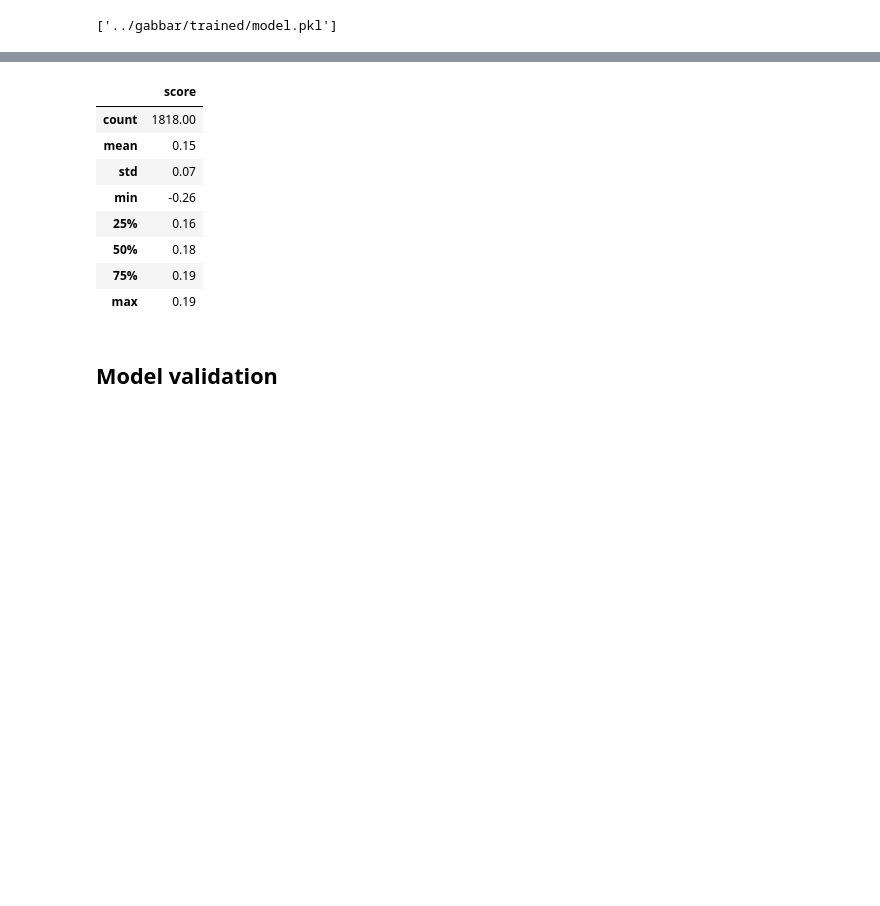
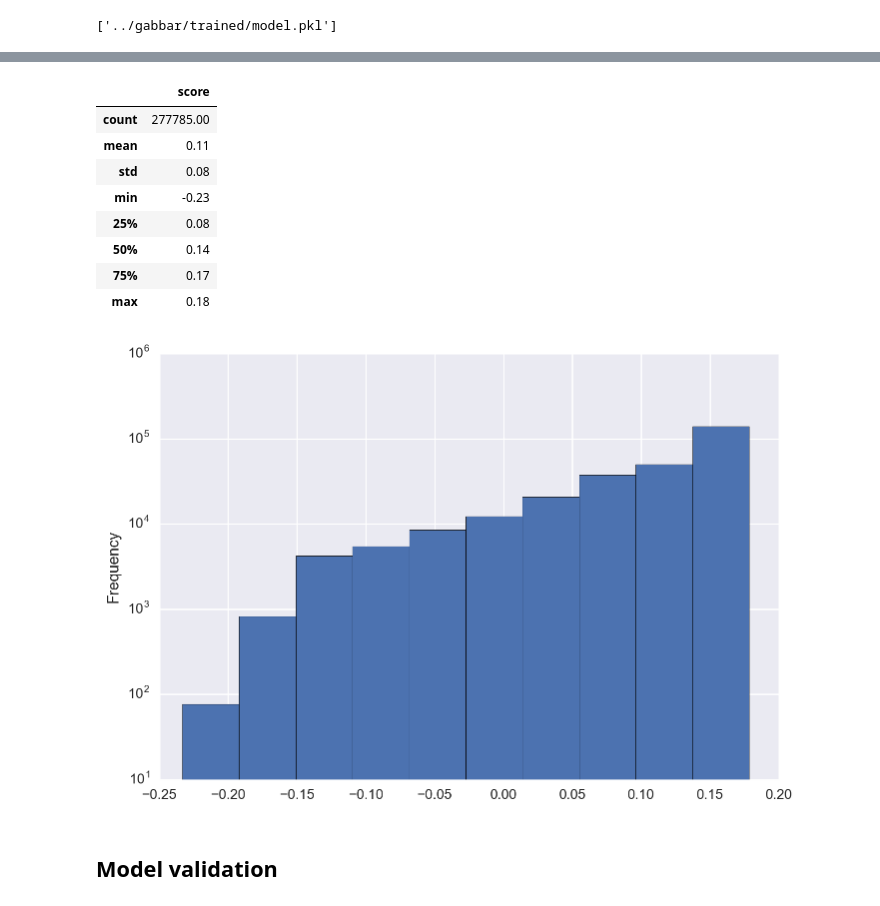
Before and after one commit to mapbox/gabbar, a Jupyter notebook: notebooks/anomaly_detection.ipynb, the cells around one changed output, grey strips where cells are left out. Saved outputs shown, nothing was run; the diff lists cells and outputs as text; code cells hidden in the pictures; blank space fills up the shorter version.

```diff
--- a/notebooks/anomaly_detection.ipynb
+++ b/notebooks/anomaly_detection.ipynb
@@ -160,15 +159,19 @@ avg / total       1.00      0.90      0.95      1818
-# %%
-training[['score']].describe()
-# %% [output]
-|  | score |
-| count | 1818.00 |
-| mean | 0.15 |
-| std | 0.07 |
-| min | -0.26 |
-| 25% | 0.16 |
-| 50% | 0.18 |
-| 75% | 0.19 |
-| max | 0.19 |
+# %%
+ax = training['score'].plot.hist()
+ax.set_yscale('log')
+
+training[['score']].describe()
+# %% [output]
+|  | score |
+| count | 277785.00 |
+| mean | 0.11 |
+| std | 0.08 |
+| min | -0.23 |
+| 25% | 0.08 |
+| 50% | 0.14 |
+| 75% | 0.17 |
+| max | 0.18 |
+[figure, added]
 # %% [markdown]
 ## Model validation
 # %%
```
Also changed, not shown: parts of 26 cells of this notebook, 1 other file.
